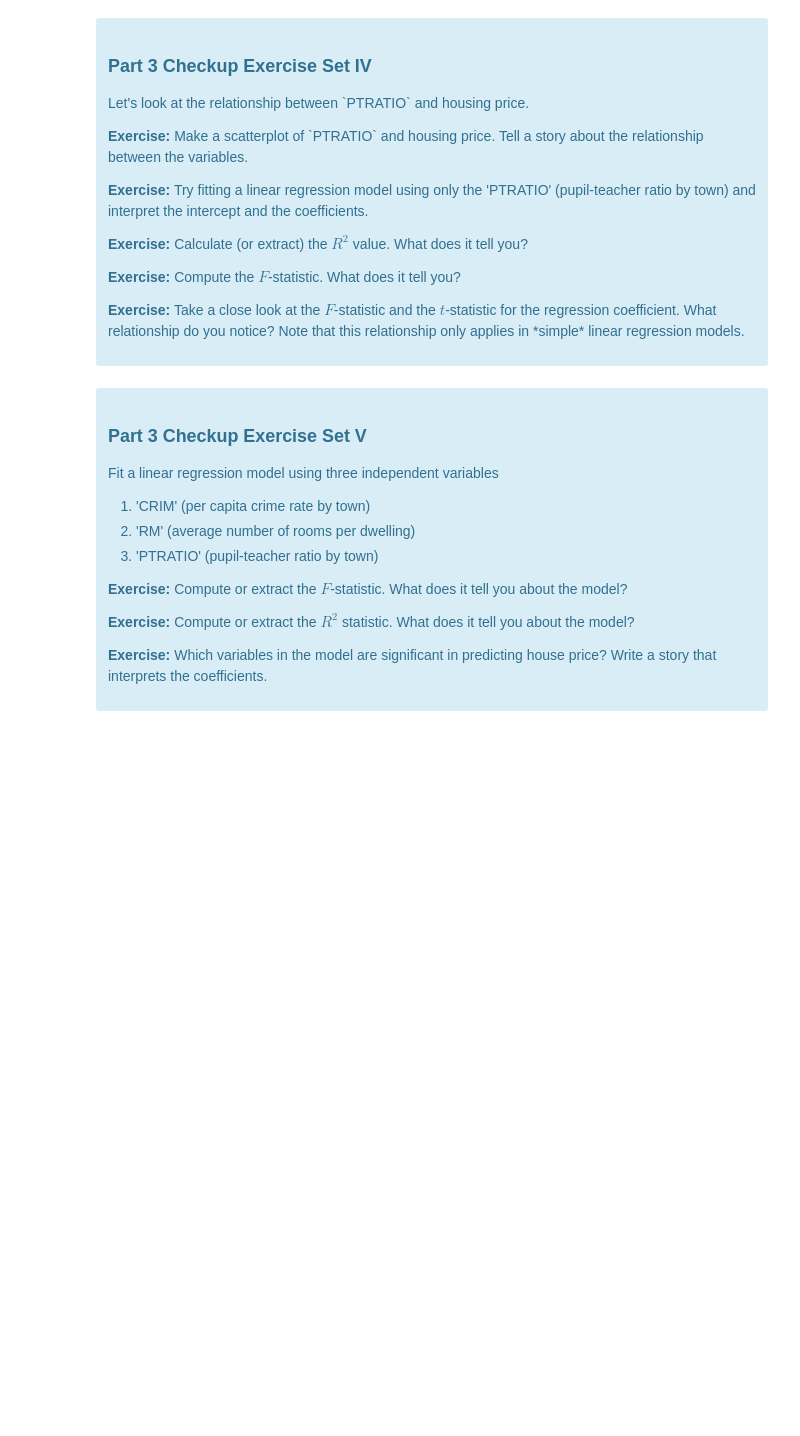
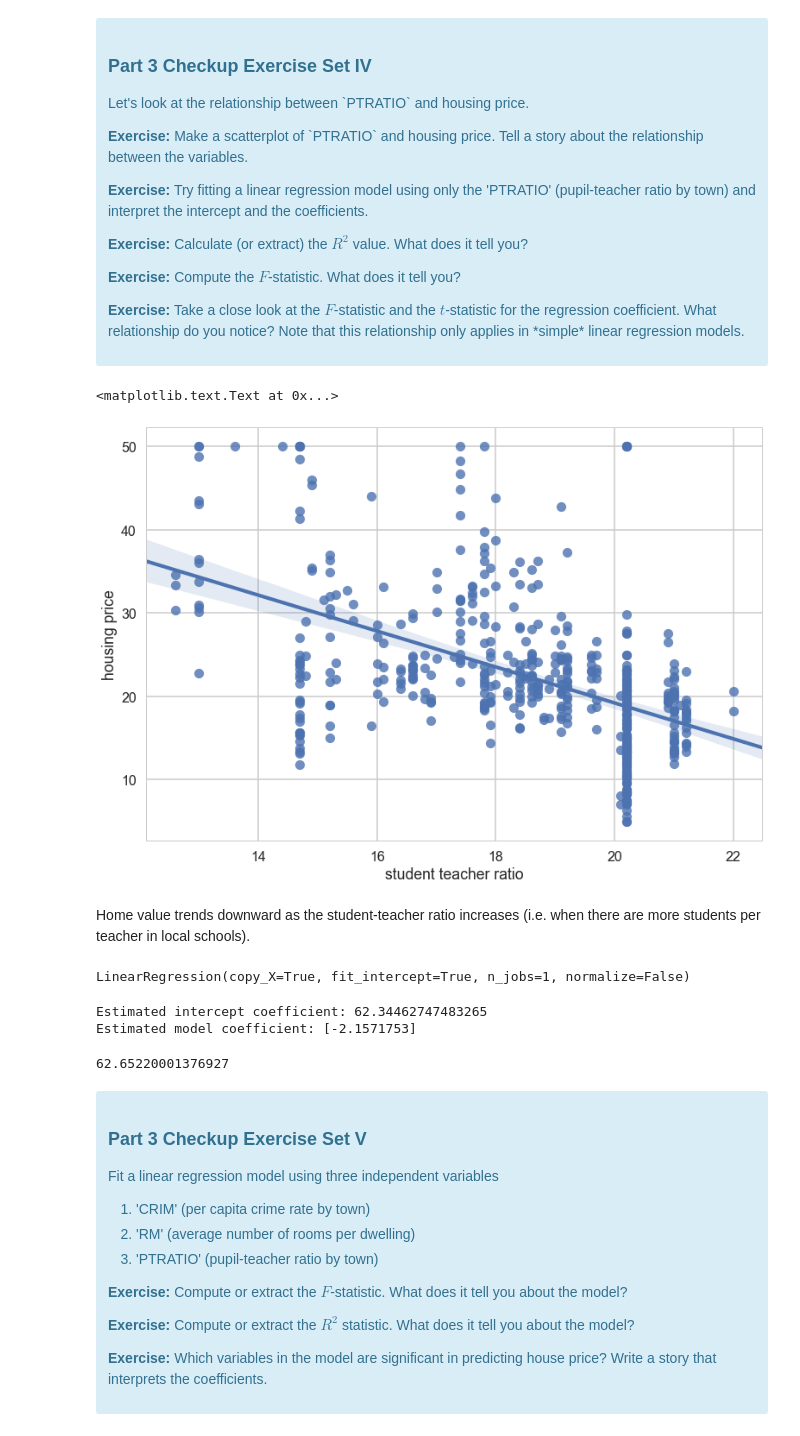
Before and after one commit to mskaerthomason/Springboard-Projects, a Jupyter notebook: linear_regression/Mini_Project_Linear_Regression.ipynb, the cells around one changed output. Saved outputs shown, nothing was run; the diff lists cells and outputs as text; code cells hidden in the pictures; blank space fills up the shorter version.

```diff
--- a/linear_regression/Mini_Project_Linear_Regression.ipynb
+++ b/linear_regression/Mini_Project_Linear_Regression.ipynb
@@ -595,6 +691,33 @@ Once we compute the $F$-statistic, we can use the $F$-distribution with $N-K$ an
 </div>
 # %%
 # your turn
+# %%
+fig, ax=plt.subplots()
+sns.regplot(bos.PTRATIO,bos.PRICE, ax=ax)
+ax.set_xlabel('student teacher ratio')
+ax.set_ylabel('housing price')
+# %% [output]
+<matplotlib.text.Text at 0x...>
+[figure, added]
+# %% [markdown]
+Home value trends downward as the student-teacher ratio increases (i.e. when there are more students per teacher in local schools).
+# %%
+lm=LinearRegression()
+X = bos.PTRATIO.values.reshape(-1,1)
+lm.fit(X, bos.PRICE)
+# %% [output]
+LinearRegression(copy_X=True, fit_intercept=True, n_jobs=1, normalize=False)
+# %%
+print('Estimated intercept coefficient: {}'.format(lm.intercept_))
+print('Estimated model coefficient: {}'.format(lm.coef_))
+# %% [output]
+Estimated intercept coefficient: 62.34462747483265
+Estimated model coefficient: [-2.1571753]
+# %%
+msePTRATIO = np.mean((bos.PRICE - lm.predict(X)) ** 2)
+print(msePTRATIO)
+# %% [output]
+62.65220001376927
 # %% [markdown]
 <div class="span5 alert alert-info">
 <h3>Part 3 Checkup Exercise Set V</h3>
```
Also changed, not shown: parts of 20 cells of this notebook.
